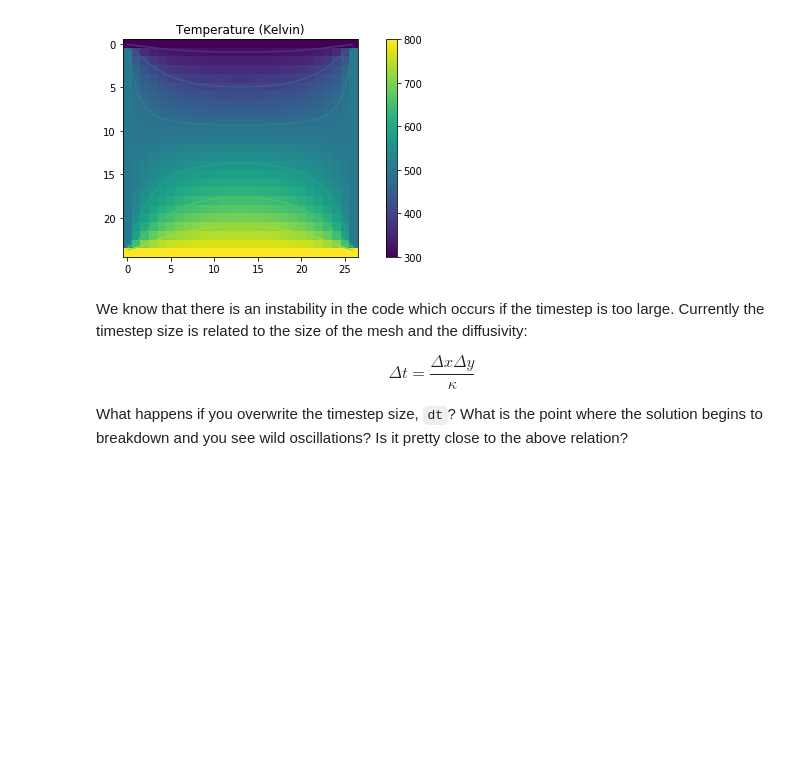
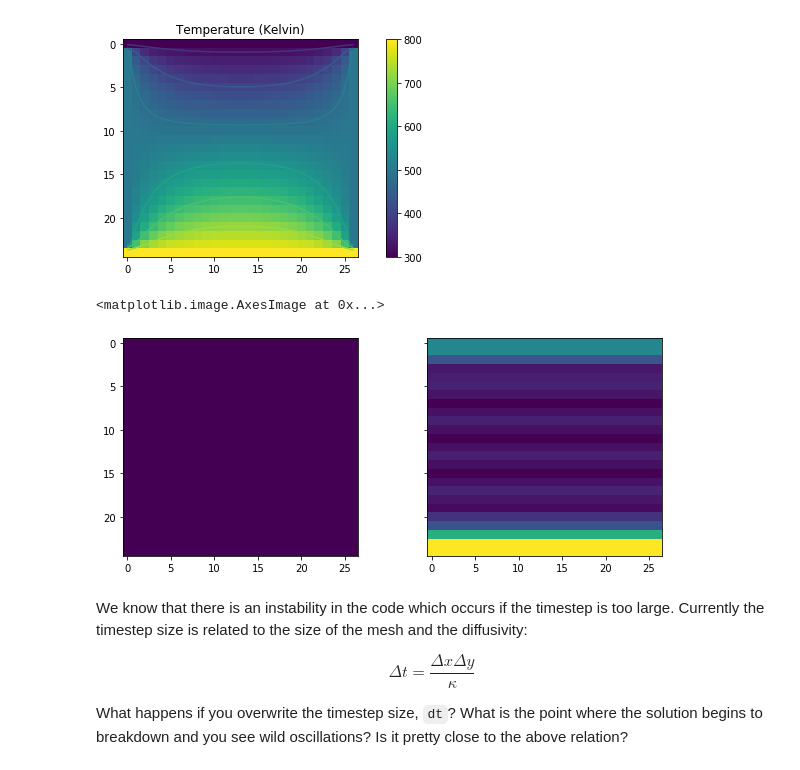
Before and after one commit to CourtneySmith32/Honours-Coursework, a Jupyter notebook: CourtttExercise2.ipynb, the cells around one changed output. Drawn from its saved outputs; the diff is of its cells as text; code cells hidden in the pictures; blank space fills up the shorter version.

```diff
--- a/CourtttExercise2.ipynb
+++ b/CourtttExercise2.ipynb
@@ -98,6 +98,40 @@ fig.colorbar(im)
 plt.show()
 # %% [output]
 [figure]
+# %%
+T = np.zeros((ny,nx))
+T_new = np.zeros((ny,nx))
+time = 0.0
+
+#for loop
+for i in range (0,500):
+    T_new[0,:] = 300
+    T_new[-1,:] = 800
+
+    k = 1.0
+
+    gradTx, gradTy = np.gradient(T_new, dx, dy)
+    flux_x = k*gradTx
+    flux_y = k*gradTy
+
+    gradTxx, gradTxy = np.gradient(flux_x, dx, dy)
+    gradTyx, gradTyy = np.gradient(flux_y, dx, dy)
+
+    divT = gradTxx + gradTyy
+    dt = (dx*dy)/k
+    time += dt +1
+
+    T_new = T + dt*divT
+
+
+
+
+fig, (ax1, ax2) = plt.subplots(1,2, sharey=True, figsize=(10,4))
+ax1.imshow(T)
+ax2.imshow(T_new)
+# %% [output]
+<matplotlib.image.AxesImage at 0x...>
+[figure, added]
 # %% [markdown]
 We know that there is an instability in the code which occurs if the timestep is too large. Currently the timestep size is related to the size of the mesh and the diffusivity:
 
```
Also changed, not shown: parts of 1 cell of this notebook.
